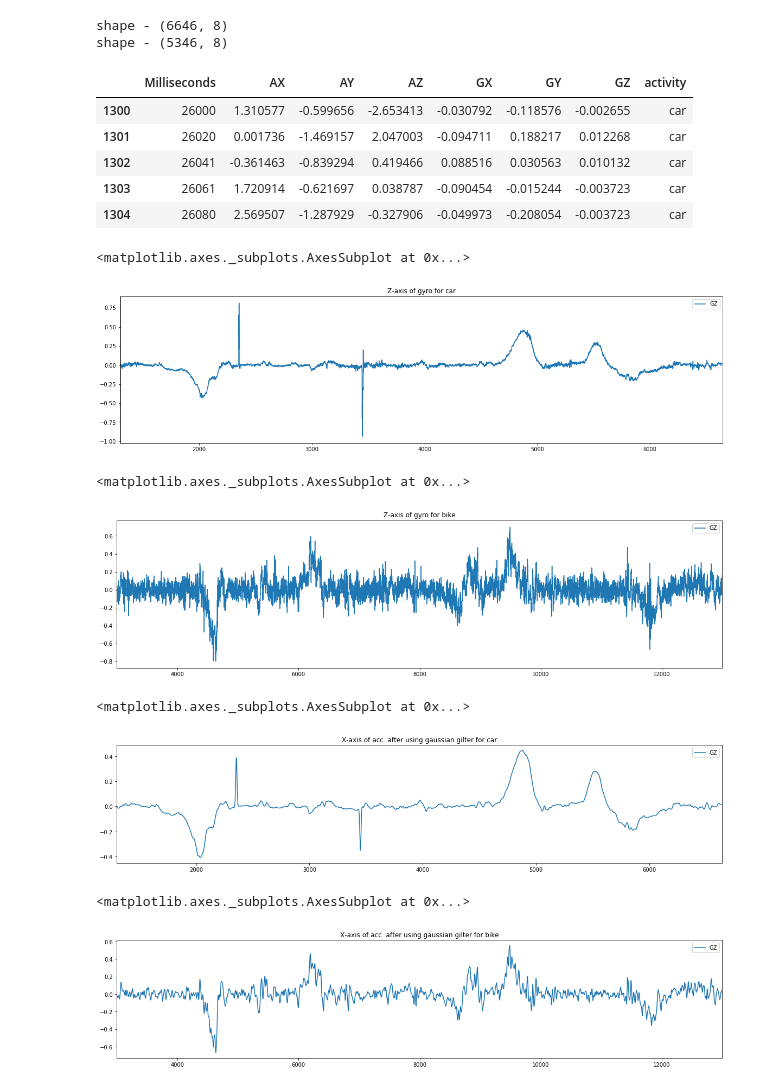
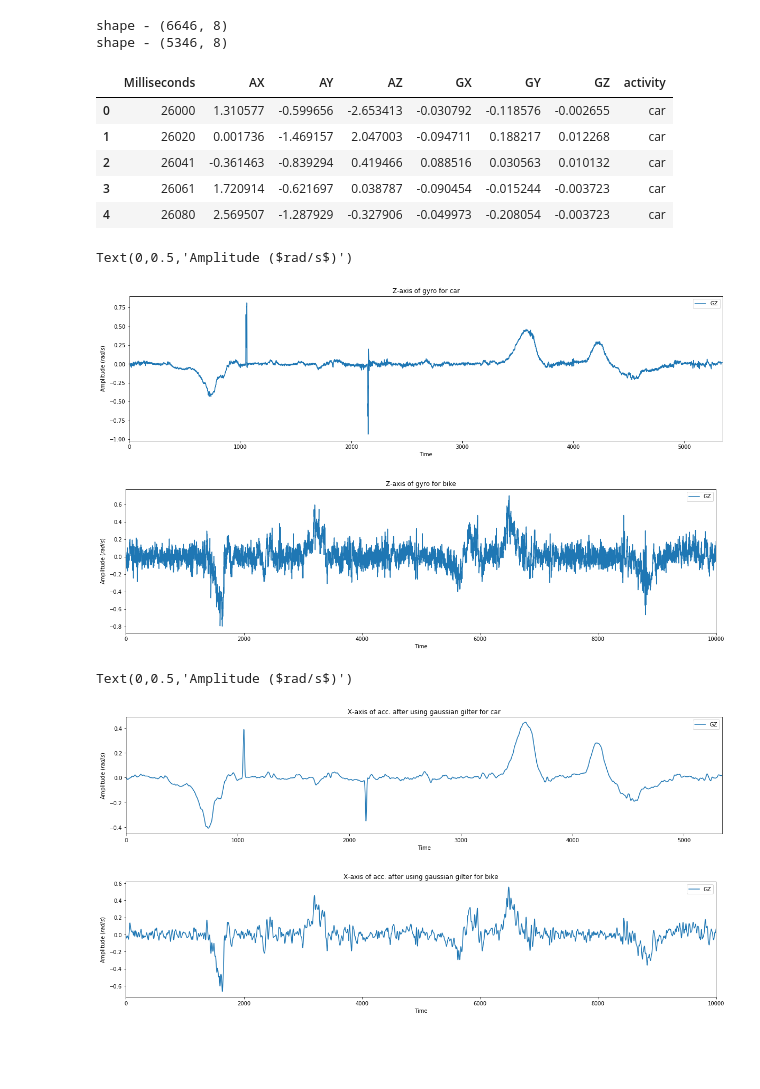
Before and after one commit to dhananjayece244/MTP, a Jupyter notebook: bike_and_car_pattern.ipynb, the cells around one changed output. Drawn from its saved outputs; the diff is of its cells as text; code cells hidden in the pictures; blank space fills up the shorter version.

```diff
--- a/bike_and_car_pattern.ipynb
+++ b/bike_and_car_pattern.ipynb
@@ -14,8 +14,8 @@ from scipy.fftpack import fft
 # %%
 #read csv file and return its data-frame
 def read_csv_file(acc, gyro, mode):
-    df_gyro = pd.read_csv(gyro)
-    df      = pd.read_csv(acc)
+    df_gyro = pd.read_csv(gyro, index_col=False)
+    df      = pd.read_csv(acc,  index_col=False)
     df.rename(columns = {'X': 'AX', 'Y':'AY', 'Z':'AZ'}, inplace = True)
     df['GX'] = df_gyro['X']
     df['GY'] = df_gyro['Y']
@@ -30,8 +30,10 @@ acc_file = 'data/Bike2308/2018-08-23_16-18-07/AccelerometerLinear.csv'
 gyro_file= 'data/Bike2308/2018-08-23_16-18-07/Gyroscope.csv'
 
 df_bike = read_csv_file(acc_file, gyro_file, 'bike')
+df_bike.reset_index(drop = True, inplace = True)
 print("shape -", df_bike.shape)
 df_bike = df_bike[3000:13000]
+df_bike.reset_index(drop = True, inplace = True)
 print("shape -", df_bike.shape)
 df_bike.head()
 # %% [output]
@@ -50,29 +52,33 @@ acc_file = 'data/car/2018-08-17_16-43-04/AccelerometerLinear.csv'
 gyro_file= 'data/car/2018-08-17_16-43-04/Gyroscope.csv'
 
 df_car = read_csv_file(acc_file, gyro_file, 'car')
+
 print("shape -", df_car.shape)
 df_car = df_car[1300:12000]
+df_car.reset_index(drop = True, inplace = True)
 print("shape -", df_car.shape)
 df_car.head()
 # %% [output]
 shape - (6646, 8)
 shape - (5346, 8)
 |  | Milliseconds | AX | AY | AZ | GX | GY | GZ | activity |
-| 1300 | 26000 | 1.310577 | -0.599656 | -2.653413 | -0.030792 | -0.118576 | -0.002655 | car |
-| 1301 | 26020 | 0.001736 | -1.469157 | 2.047003 | -0.094711 | 0.188217 | 0.012268 | car |
-| 1302 | 26041 | -0.361463 | -0.839294 | 0.419466 | 0.088516 | 0.030563 | 0.010132 | car |
-| 1303 | 26061 | 1.720914 | -0.621697 | 0.038787 | -0.090454 | -0.015244 | -0.003723 | car |
-| 1304 | 26080 | 2.569507 | -1.287929 | -0.327906 | -0.049973 | -0.208054 | -0.003723 | car |
+| 0 | 26000 | 1.310577 | -0.599656 | -2.653413 | -0.030792 | -0.118576 | -0.002655 | car |
+| 1 | 26020 | 0.001736 | -1.469157 | 2.047003 | -0.094711 | 0.188217 | 0.012268 | car |
+| 2 | 26041 | -0.361463 | -0.839294 | 0.419466 | 0.088516 | 0.030563 | 0.010132 | car |
+| 3 | 26061 | 1.720914 | -0.621697 | 0.038787 | -0.090454 | -0.015244 | -0.003723 | car |
+| 4 | 26080 | 2.569507 | -1.287929 | -0.327906 | -0.049973 | -0.208054 | -0.003723 | car |
 # %%
 df_car[['GZ']].plot(figsize =(20,5), title = 'Z-axis of gyro for car')
+plt.xlabel('Time')
+plt.ylabel('Amplitude ($rad/s$)')
+
+df_bike[['GZ']].plot(figsize =(20,5), title = 'Z-axis of gyro for bike')
+plt.xlabel('Time')
+plt.ylabel('Amplitude ($rad/s$)')
 # %% [output]
-<matplotlib.axes._subplots.AxesSubplot at 0x...>
+Text(0,0.5,'Amplitude ($rad/s$)')
-[figure, old version]
+[figure, new version]
+[figure, added]
-# %%
-df_bike[['GZ']].plot(figsize =(20,5), title = 'Z-axis of gyro for bike')
-# %% [output]
-<matplotlib.axes._subplots.AxesSubplot at 0x...>
-[figure, removed]
 # %%
 def GaussianFilter(df, window_length):
     df1 = df
@@ -88,15 +94,17 @@ def GaussianFilter(df, window_length):
 # %%
 df_car_smooth = GaussianFilter(df_car, 5)
 df_car_smooth[['GZ']].plot(figsize = (20,4), title = "X-axis of acc. after using gaussian gilter for car")
+plt.xlabel('Time')
+plt.ylabel('Amplitude ($rad/s$)')
+
+df_bike_smooth = GaussianFilter(df_bike, 5)
+df_bike_smooth[['GZ']].plot(figsize = (20,4), title = "X-axis of acc. after using gaussian gilter for bike")
+plt.xlabel('Time')
+plt.ylabel('Amplitude ($rad/s$)')
 # %% [output]
-<matplotlib.axes._subplots.AxesSubplot at 0x...>
+Text(0,0.5,'Amplitude ($rad/s$)')
-[figure, old version]
+[figure, new version]
+[figure, added]
-# %%
-df_bike_smooth = GaussianFilter(df_bike, 5)
-df_bike_smooth[['GZ']].plot(figsize = (20,4), title = "X-axis of acc. after using gaussian gilter for bike")
-# %% [output]
-<matplotlib.axes._subplots.AxesSubplot at 0x...>
-[figure, removed]
 # %%
 #generate frequency domain data from time domain data usinf Fast Fourier transformation
 def FFT(df, features):
```
Also changed, not shown: parts of 8 cells of this notebook.
